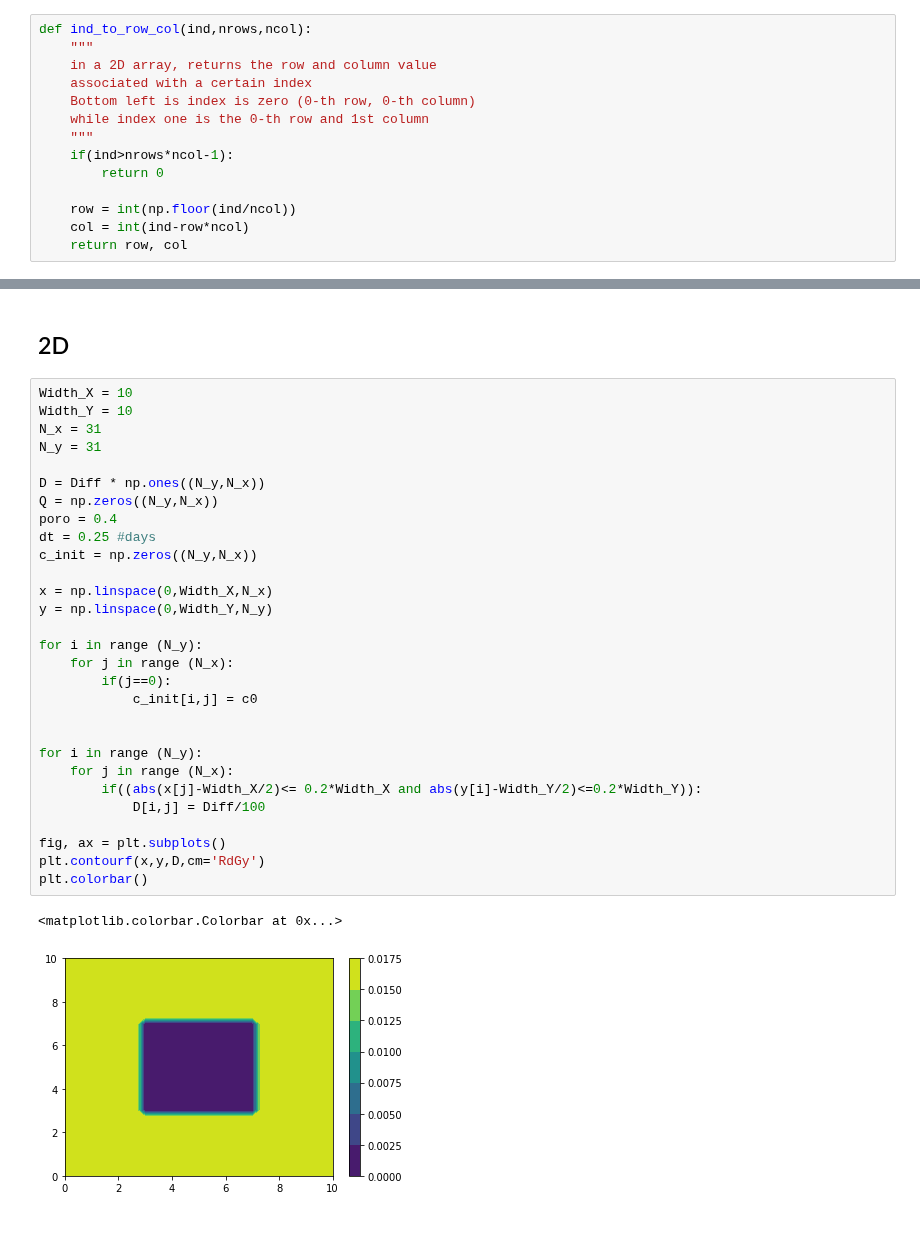
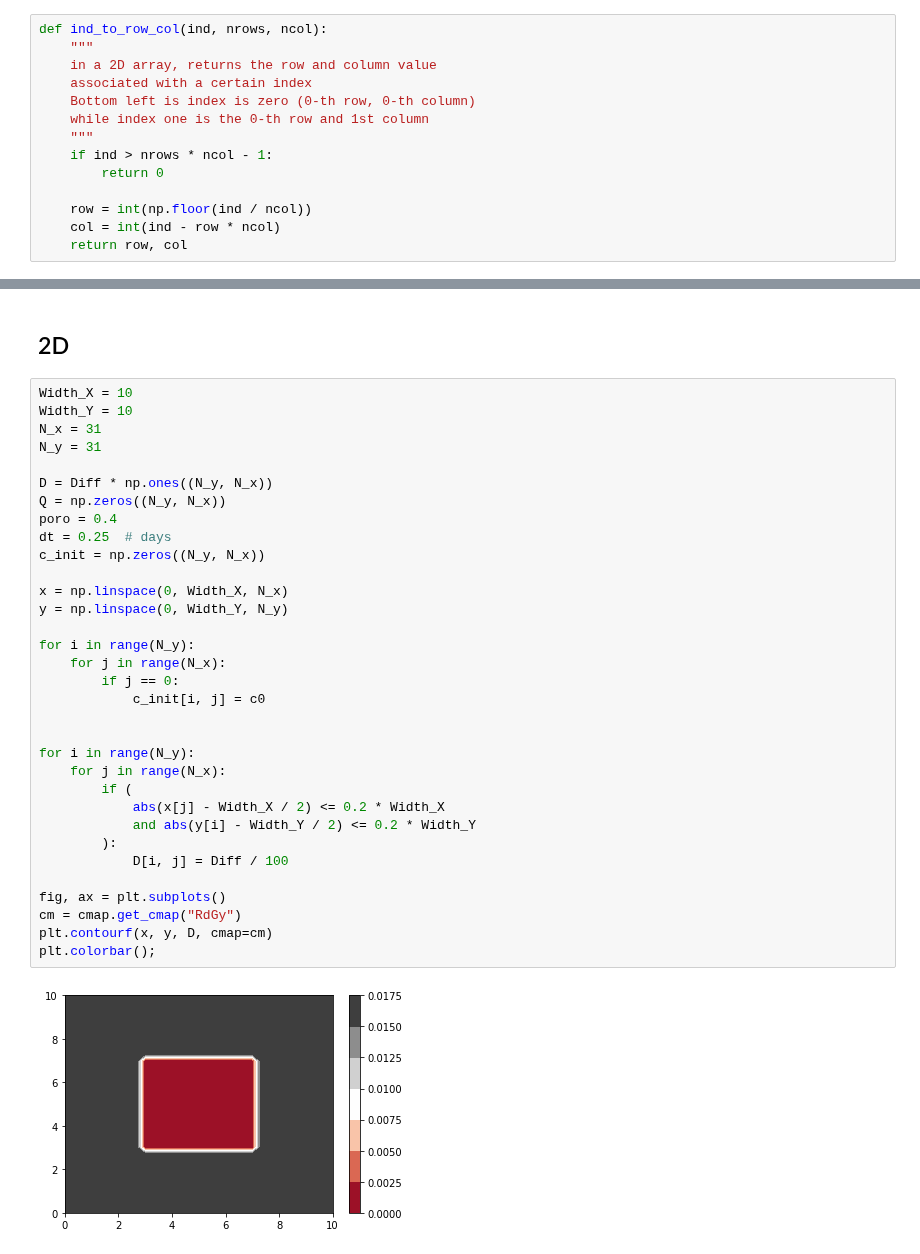
Before and after one commit to phaustin/e213_2019, a Jupyter notebook: notebooks/FiniteVolume/2D_Transient_Error.ipynb, the cells around one changed output, grey strips where cells are left out. Saved outputs shown, nothing was run; the diff lists cells and outputs as text; blank space fills up the shorter version.

```diff
--- a/notebooks/FiniteVolume/2D_Transient_Error.ipynb
+++ b/notebooks/FiniteVolume/2D_Transient_Error.ipynb
@@ -102,18 +99,18 @@ def avg(Di, Dj):
     else:
         return 2 / (1 / Di + 1 / Dj)
 # %%
-def ind_to_row_col(ind,nrows,ncol):
+def ind_to_row_col(ind, nrows, ncol):
     """
     in a 2D array, returns the row and column value
     associated with a certain index
     Bottom left is index is zero (0-th row, 0-th column)
     while index one is the 0-th row and 1st column
     """
-    if(ind>nrows*ncol-1):
+    if ind > nrows * ncol - 1:
         return 0
 
-    row = int(np.floor(ind/ncol))
-    col = int(ind-row*ncol)
+    row = int(np.floor(ind / ncol))
+    col = int(ind - row * ncol)
     return row, col
 # %%
 def Build_2D_Matrix(BC, Prob, D, Q):
@@ -433,33 +433,36 @@ print(maxerr)
 # %%
 Width_X = 10
 Width_Y = 10
 N_x = 31
 N_y = 31
 
-D = Diff * np.ones((N_y,N_x))
-Q = np.zeros((N_y,N_x))
+D = Diff * np.ones((N_y, N_x))
+Q = np.zeros((N_y, N_x))
 poro = 0.4
-dt = 0.25 #days
-c_init = np.zeros((N_y,N_x))
+dt = 0.25  # days
+c_init = np.zeros((N_y, N_x))
 
-x = np.linspace(0,Width_X,N_x)
-y = np.linspace(0,Width_Y,N_y)
+x = np.linspace(0, Width_X, N_x)
+y = np.linspace(0, Width_Y, N_y)
 
-for i in range (N_y):
-    for j in range (N_x):
-        if(j==0):
-            c_init[i,j] = c0
+for i in range(N_y):
+    for j in range(N_x):
+        if j == 0:
+            c_init[i, j] = c0
 
 
-for i in range (N_y):
-    for j in range (N_x):
-        if((abs(x[j]-Width_X/2)<= 0.2*Width_X and abs(y[i]-Width_Y/2)<=0.2*Width_Y)):
-            D[i,j] = Diff/100
+for i in range(N_y):
+    for j in range(N_x):
+        if (
+            abs(x[j] - Width_X / 2) <= 0.2 * Width_X
+            and abs(y[i] - Width_Y / 2) <= 0.2 * Width_Y
+        ):
+            D[i, j] = Diff / 100
 
 fig, ax = plt.subplots()
-plt.contourf(x,y,D,cm='RdGy')
-plt.colorbar()
+cm = cmap.get_cmap("RdGy")
+plt.contourf(x, y, D, cmap=cm)
+plt.colorbar();
 # %% [output]
-<matplotlib.colorbar.Colorbar at 0x...>
-[figure, old version]
+[figure, new version]
 # %%
```
Also changed, not shown: parts of 19 cells of this notebook, 1 other file.
